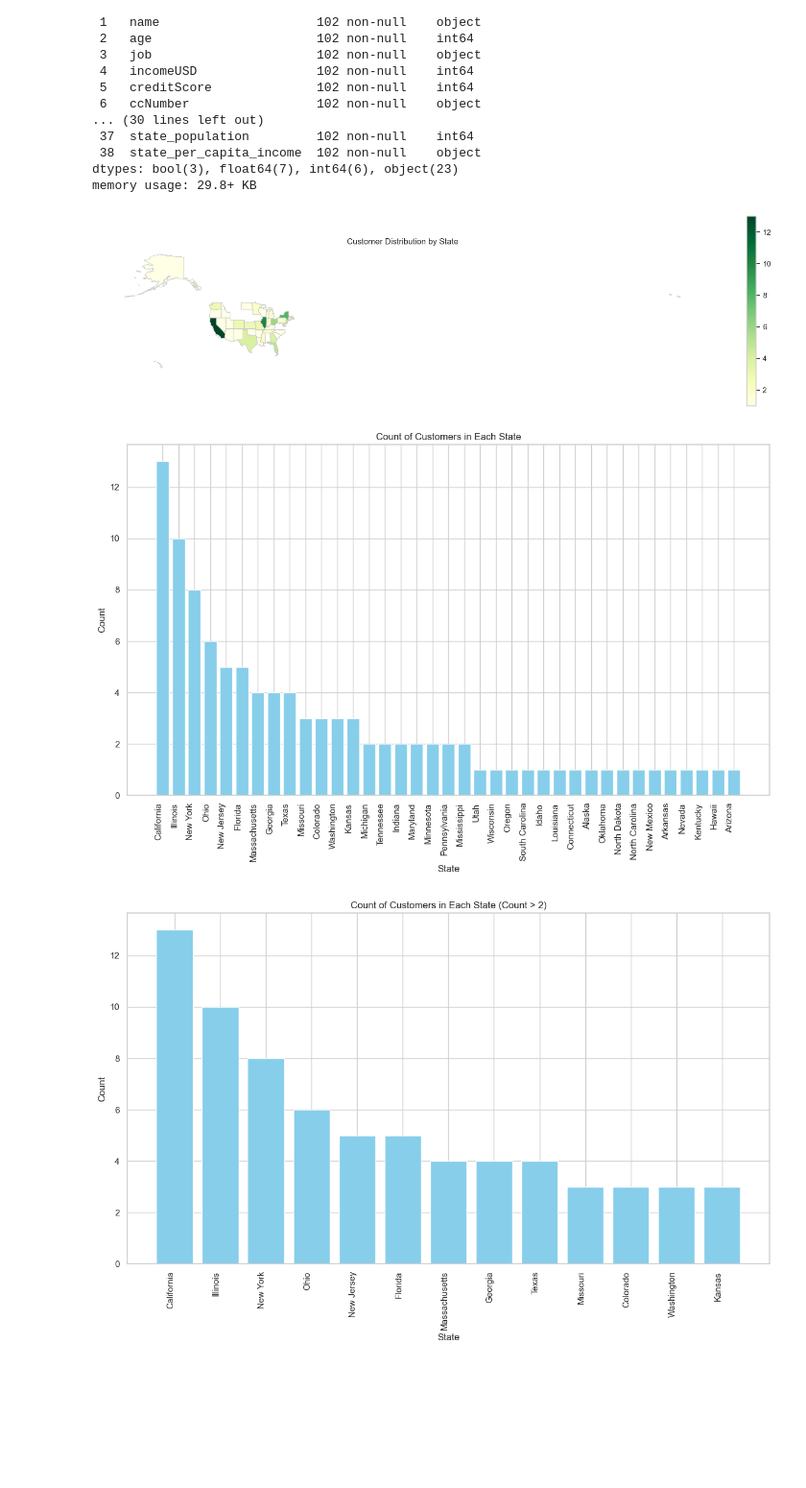
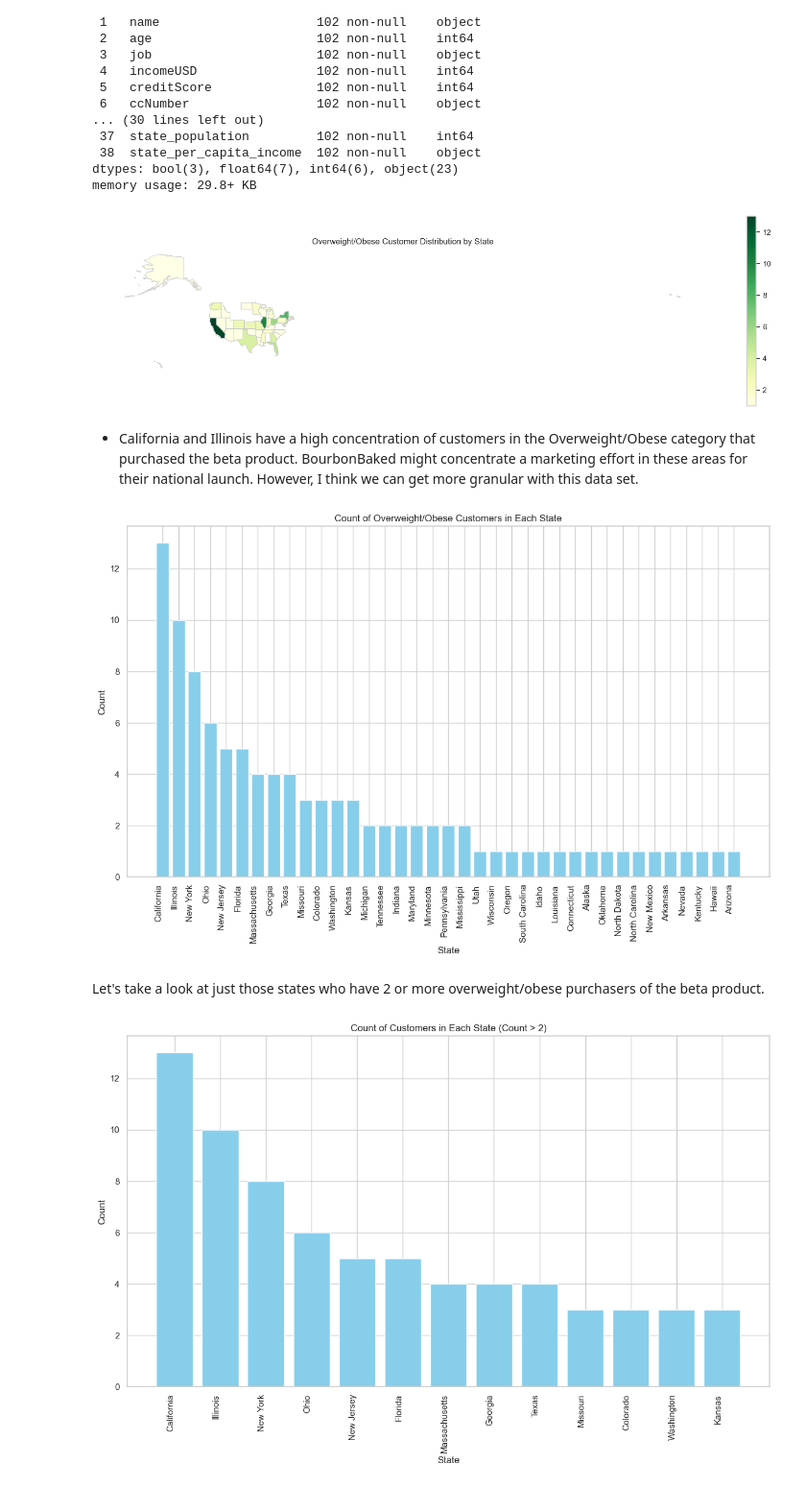
Before and after one commit to jsmither10/client_data_analysis, a Jupyter notebook: data_vizualization.ipynb, the cells around one changed output. Shown at 96% size. Saved outputs shown, nothing was run; the diff lists cells and outputs as text; code cells hidden in the pictures; blank space fills up the shorter version.

```diff
--- a/data_vizualization.ipynb
+++ b/data_vizualization.ipynb
@@ -101,45 +115,51 @@ Data columns (total 39 columns):
 dtypes: bool(3), float64(7), int64(6), object(23)
 memory usage: 29.8+ KB
 # %%
-# Replace 'path_to_shapefile' with the actual path to your shapefile or GeoJSON file
+#making a map
+
+#placefile
 us_states = gpd.read_file('data_file/cb_2016_us_state_20m/cb_2016_us_state_20m.shp')
 
-# Group the data by state and count the number of customers in each state
+#getting a count of states
 state_counts = filtered_df['address.state'].value_counts()
 
-# Fill NaN values (states without customers) with 0
+#fill states without customers with 0
 state_counts.fillna(0, inplace=True)
 
-# Merge the state_counts_df with the shapefile based on the "state" column
+#merge the state_counts_df with the shapefile based on the "state" column
 merged_data = us_states.merge(state_counts, left_on='NAME', right_on='address.state', how='left')
 
-# Create the choropleth map with a larger size
+#create the map
 plt.figure(figsize=(20, 5))
 ax = plt.gca()
 merged_data.plot(column='count', cmap='YlGn', linewidth=0.8, edgecolor='0.8', legend=True, ax=ax)
 
-# Remove axis marker on the right side
+#Remove grud
 ax.set_axis_off()
 
-plt.title("Customer Distribution by State")
+plt.title("Overweight/Obese Customer Distribution by State")
 plt.show()
 # %% [output]
-[figure, old version]
+[figure, new version]
+# %% [markdown]
+- California and Illinois have a high concentration of customers in the Overweight/Obese category that purchased the beta product. BourbonBaked might concentrate a marketing effort in these areas for their national launch. However, I think we can get more granular with this data set.
 # %%
-# Sort the state_counts based on the count in descending order
+#sort states
 state_counts_sorted = state_counts.sort_values(ascending=False)
 
-# Create a bar chart
+#bar chart of states
 plt.figure(figsize=(12, 8))
 plt.bar(state_counts_sorted.index, state_counts_sorted, color='skyblue')
 plt.xlabel("State")
 plt.ylabel("Count")
-plt.title("Count of Customers in Each State")
+plt.title("Count of Overweight/Obese Customers in Each State")
 plt.xticks(rotation=90, ha='right')
 plt.tight_layout()
 plt.show()
 # %% [output]
-[figure, old version]
+[figure, new version]
+# %% [markdown]
+Let's take a look at just those states who have 2 or more overweight/obese purchasers of the beta product.
 # %%
 # Filter states with count higher than 2
 state_counts_filtered = state_counts_sorted[state_counts_sorted > 2]
```
Also changed, not shown: parts of 27 cells of this notebook.
